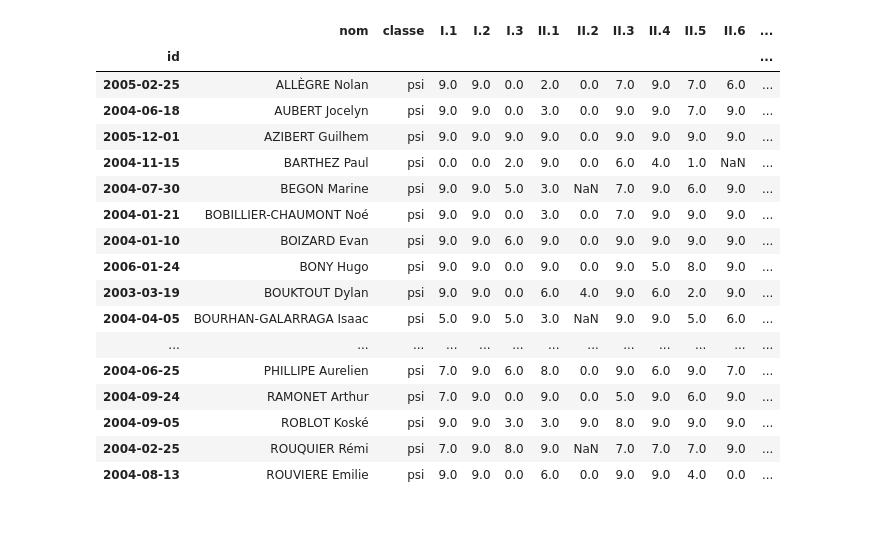
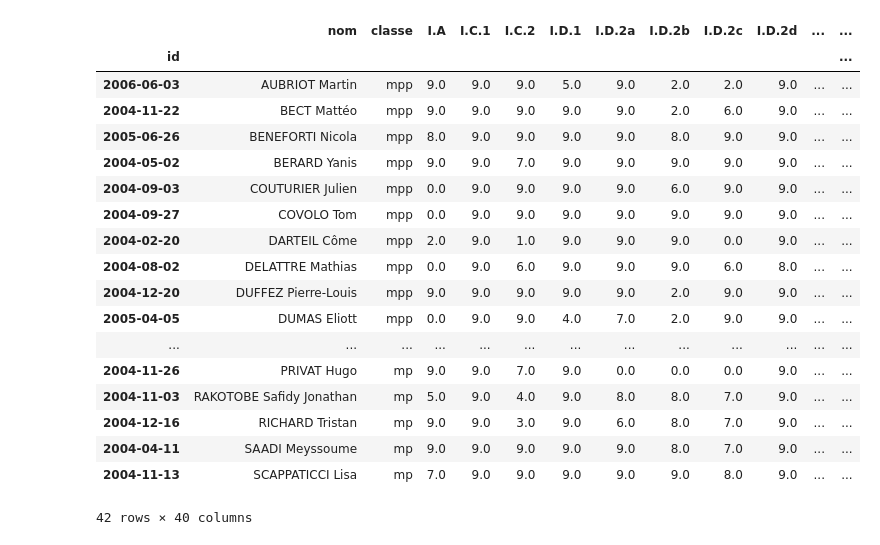
Before and after one commit to fortierq/notes, a Jupyter notebook: main_23.ipynb, the cells around one changed output. Saved outputs shown, nothing was run; the diff lists cells and outputs as text; code cells hidden in the pictures.

```diff
--- a/main_23.ipynb
+++ b/main_23.ipynb
@@ -47,21 +42,22 @@ Erreur: option_1
 # %%
-d.df["itc_1 (PSI)"]
+d.df["option_1"]
 # %% [output]
-|  | nom | classe | I.1 | I.2 | I.3 | II.1 | II.2 | II.3 | II.4 | II.5 | II.6 | ... |
+|  | nom | classe | I.A | I.C.1 | I.C.2 | I.D.1 | I.D.2a | I.D.2b | I.D.2c | I.D.2d | ... | ... |
 | id |  |  |  |  |  |  |  |  |  |  |  | ... |
-| 2005-02-25 | ALLÈGRE Nolan | psi | 9.0 | 9.0 | 0.0 | 2.0 | 0.0 | 7.0 | 9.0 | 7.0 | 6.0 | ... |
-| 2004-06-18 | AUBERT Jocelyn | psi | 9.0 | 9.0 | 0.0 | 3.0 | 0.0 | 9.0 | 9.0 | 7.0 | 9.0 | ... |
-| 2005-12-01 | AZIBERT Guilhem | psi | 9.0 | 9.0 | 9.0 | 9.0 | 0.0 | 9.0 | 9.0 | 9.0 | 9.0 | ... |
-| 2004-11-15 | BARTHEZ Paul | psi | 0.0 | 0.0 | 2.0 | 9.0 | 0.0 | 6.0 | 4.0 | 1.0 | NaN | ... |
-| 2004-07-30 | BEGON Marine | psi | 9.0 | 9.0 | 5.0 | 3.0 | NaN | 7.0 | 9.0 | 6.0 | 9.0 | ... |
-| 2004-01-21 | BOBILLIER-CHAUMONT Noé | psi | 9.0 | 9.0 | 0.0 | 3.0 | 0.0 | 7.0 | 9.0 | 9.0 | 9.0 | ... |
-| 2004-01-10 | BOIZARD Evan | psi | 9.0 | 9.0 | 6.0 | 9.0 | 0.0 | 9.0 | 9.0 | 9.0 | 9.0 | ... |
-| 2006-01-24 | BONY Hugo | psi | 9.0 | 9.0 | 0.0 | 9.0 | 0.0 | 9.0 | 5.0 | 8.0 | 9.0 | ... |
-| 2003-03-19 | BOUKTOUT Dylan | psi | 9.0 | 9.0 | 0.0 | 6.0 | 4.0 | 9.0 | 6.0 | 2.0 | 9.0 | ... |
-| 2004-04-05 | BOURHAN-GALARRAGA Isaac | psi | 5.0 | 9.0 | 5.0 | 3.0 | NaN | 9.0 | 9.0 | 5.0 | 6.0 | ... |
+| 2006-06-03 | AUBRIOT Martin | mpp | 9.0 | 9.0 | 9.0 | 5.0 | 9.0 | 2.0 | 2.0 | 9.0 | ... | ... |
+| 2004-11-22 | BECT Mattéo | mpp | 9.0 | 9.0 | 9.0 | 9.0 | 9.0 | 2.0 | 6.0 | 9.0 | ... | ... |
+| 2005-06-26 | BENEFORTI Nicola | mpp | 8.0 | 9.0 | 9.0 | 9.0 | 9.0 | 8.0 | 9.0 | 9.0 | ... | ... |
+| 2004-05-02 | BERARD Yanis | mpp | 9.0 | 9.0 | 7.0 | 9.0 | 9.0 | 9.0 | 9.0 | 9.0 | ... | ... |
+| 2004-09-03 | COUTURIER Julien | mpp | 0.0 | 9.0 | 9.0 | 9.0 | 9.0 | 6.0 | 9.0 | 9.0 | ... | ... |
+| 2004-09-27 | COVOLO Tom | mpp | 0.0 | 9.0 | 9.0 | 9.0 | 9.0 | 9.0 | 9.0 | 9.0 | ... | ... |
+| 2004-02-20 | DARTEIL Côme | mpp | 2.0 | 9.0 | 1.0 | 9.0 | 9.0 | 9.0 | 0.0 | 9.0 | ... | ... |
+| 2004-08-02 | DELATTRE Mathias | mpp | 0.0 | 9.0 | 6.0 | 9.0 | 9.0 | 9.0 | 6.0 | 8.0 | ... | ... |
+| 2004-12-20 | DUFFEZ Pierre-Louis | mpp | 9.0 | 9.0 | 9.0 | 9.0 | 9.0 | 2.0 | 9.0 | 9.0 | ... | ... |
+| 2005-04-05 | DUMAS Eliott | mpp | 0.0 | 9.0 | 9.0 | 4.0 | 7.0 | 2.0 | 9.0 | 9.0 | ... | ... |
 | ... | ... | ... | ... | ... | ... | ... | ... | ... | ... | ... | ... | ... |
-| 2004-06-25 | PHILLIPE Aurelien | psi | 7.0 | 9.0 | 6.0 | 8.0 | 0.0 | 9.0 | 6.0 | 9.0 | 7.0 | ... |
-| 2004-09-24 | RAMONET Arthur | psi | 7.0 | 9.0 | 0.0 | 9.0 | 0.0 | 5.0 | 9.0 | 6.0 | 9.0 | ... |
-| 2004-09-05 | ROBLOT Koské | psi | 9.0 | 9.0 | 3.0 | 3.0 | 9.0 | 8.0 | 9.0 | 9.0 | 9.0 | ... |
-| 2004-02-25 | ROUQUIER Rémi | psi | 7.0 | 9.0 | 8.0 | 9.0 | NaN | 7.0 | 7.0 | 7.0 | 9.0 | ... |
-| 2004-08-13 | ROUVIERE Emilie | psi | 9.0 | 9.0 | 0.0 | 6.0 | 0.0 | 9.0 | 9.0 | 4.0 | 0.0 | ... |
+| 2004-11-26 | PRIVAT Hugo | mp | 9.0 | 9.0 | 7.0 | 9.0 | 0.0 | 0.0 | 0.0 | 9.0 | ... | ... |
+| 2004-11-03 | RAKOTOBE Safidy Jonathan | mp | 5.0 | 9.0 | 4.0 | 9.0 | 8.0 | 8.0 | 7.0 | 9.0 | ... | ... |
+| 2004-12-16 | RICHARD Tristan | mp | 9.0 | 9.0 | 3.0 | 9.0 | 6.0 | 8.0 | 7.0 | 9.0 | ... | ... |
+| 2004-04-11 | SAADI Meyssoume | mp | 9.0 | 9.0 | 9.0 | 9.0 | 9.0 | 8.0 | 7.0 | 9.0 | ... | ... |
+| 2004-11-13 | SCAPPATICCI Lisa | mp | 7.0 | 9.0 | 9.0 | 9.0 | 9.0 | 9.0 | 8.0 | 9.0 | ... | ... |
+42 rows × 40 columns
```
Also changed, not shown: parts of 2 cells of this notebook, 1 other file.
